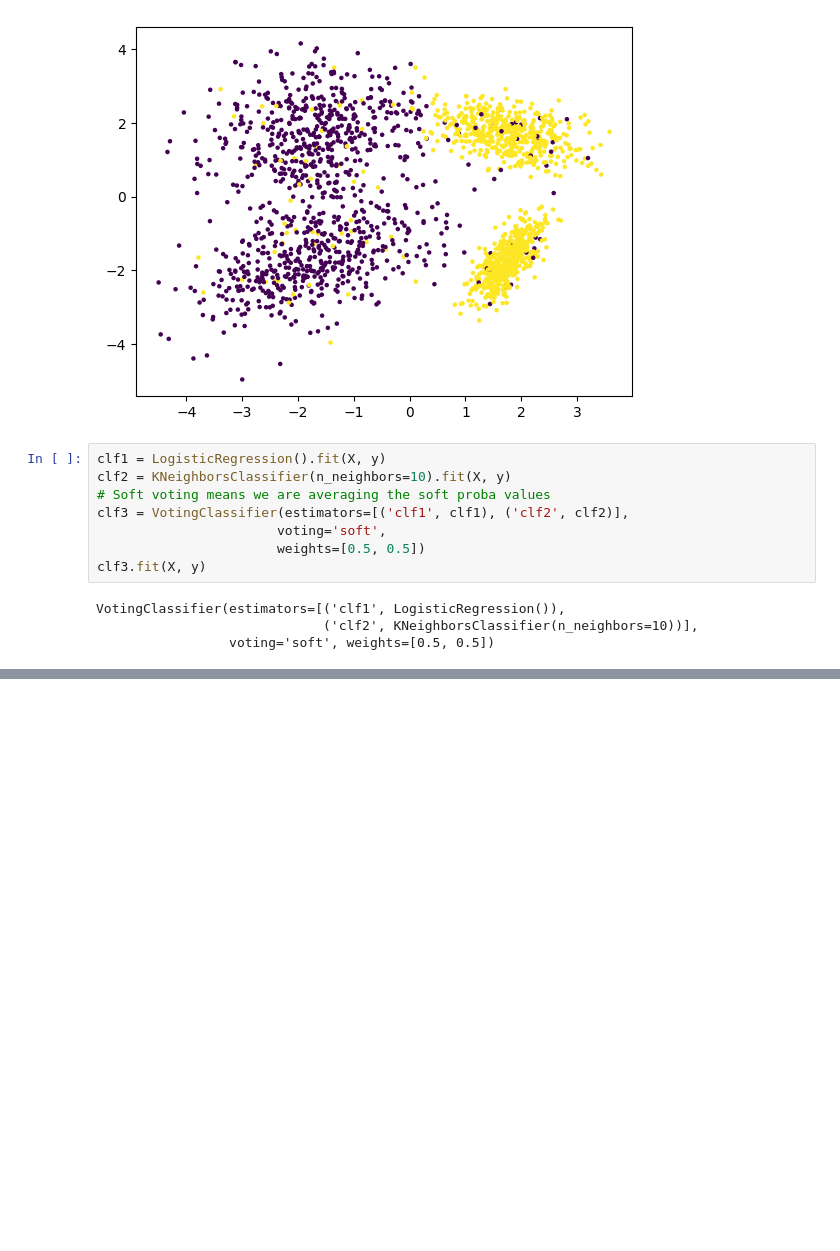
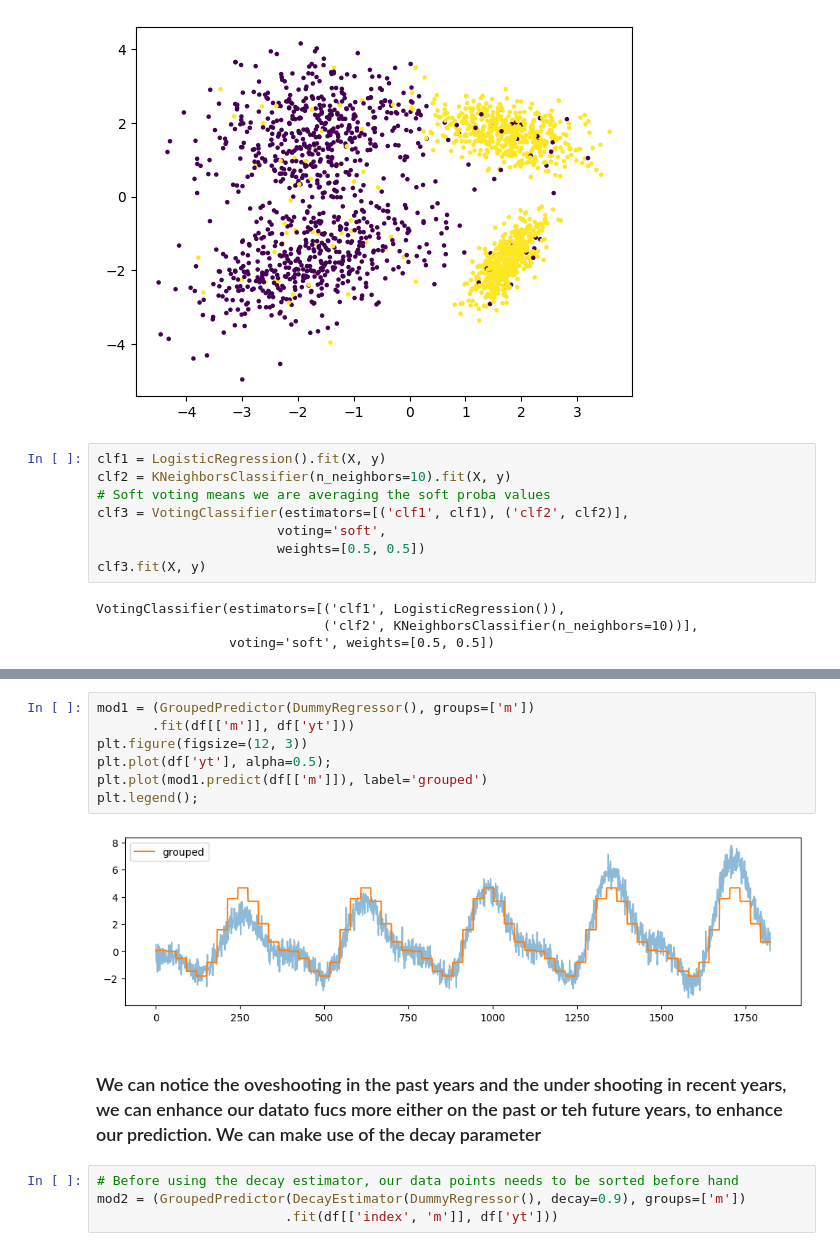
Before and after one commit to Victoran0/Machine-LEarning, a Jupyter notebook: Scikit Learn/meta-estimators/meta-estimators.ipynb, the cells around one changed output, grey strips where cells are left out. Saved outputs shown, nothing was run; the diff lists cells and outputs as text; blank space fills up the shorter version.

```diff
--- a/Scikit Learn/meta-estimators/meta-estimators.ipynb
+++ b/Scikit Learn/meta-estimators/meta-estimators.ipynb
@@ -28,0 +84,15 @@ VotingClassifier(estimators=[('clf1', LogisticRegression()),
+# %%
+mod1 = (GroupedPredictor(DummyRegressor(), groups=['m'])
+       .fit(df[['m']], df['yt']))
+plt.figure(figsize=(12, 3))
+plt.plot(df['yt'], alpha=0.5);
+plt.plot(mod1.predict(df[['m']]), label='grouped')
+plt.legend();
+# %% [output]
+[figure, added]
+# %% [markdown]
+### We can notice the oveshooting in the past years and the under shooting in recent years, we can enhance our datato fucs more either on the past or teh future years, to enhance our prediction. We can make use of the  decay parameter
+# %%
+# Before using the decay estimator, our data points needs to be sorted before hand
+mod2 = (GroupedPredictor(DecayEstimator(DummyRegressor(), decay=0.9), groups=['m'])
+                        .fit(df[['index', 'm']], df['yt']))
```
Also changed, not shown: parts of 12 cells of this notebook.
